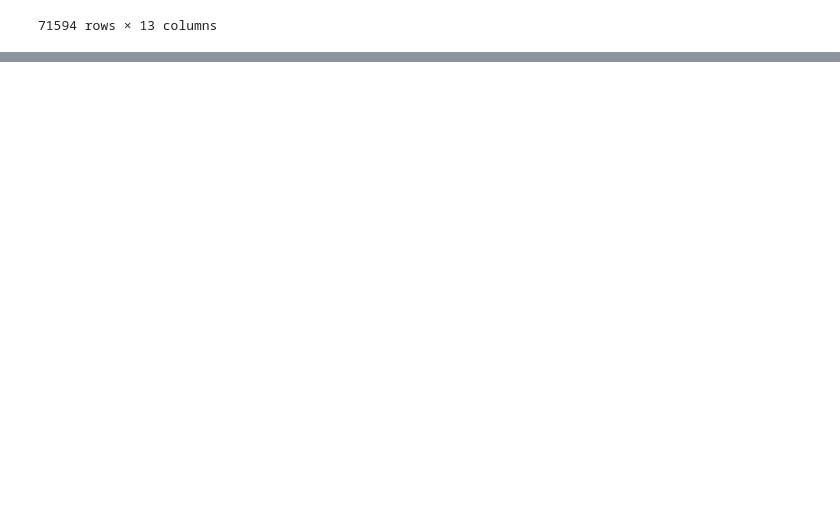
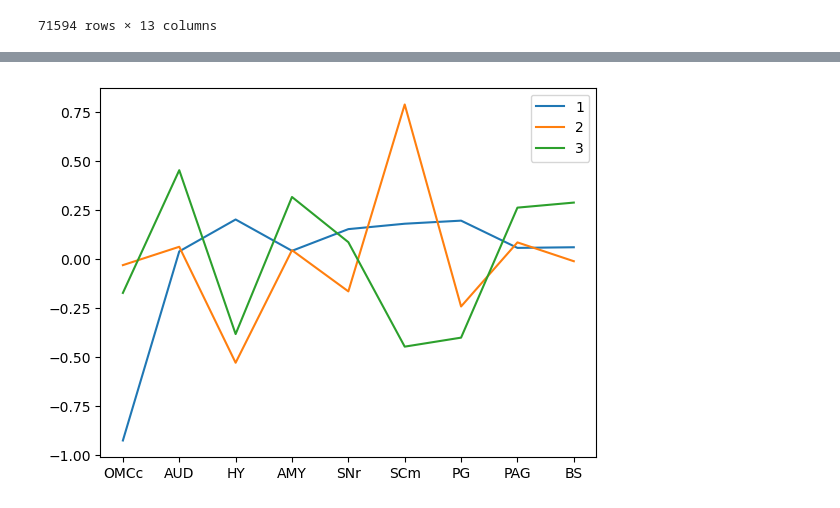
Before and after one commit to eisko/MAPseq_analysis, a Jupyter notebook: cell visualization ncount.ipynb, the cells around one changed output, grey strips where cells are left out. Cells and saved outputs as stored; diff of their text form; code cells hidden in the pictures; blank space fills up the shorter version.

```diff
--- a/cell visualization ncount.ipynb
+++ b/cell visualization ncount.ipynb
@@ -299,0 +368,18 @@ sorted_mm_all
+# %%
+int = pca.components_
+
+labels = ['OMCc', 'AUD', 'HY', 'AMY', 'SNr', 'SCm', 'PG', 'PAG', 'BS']
+nums = list(range(9))
+
+# rows
+for i in range(3):
+    plt.plot(int[i], label=str(i+1))
+plt.xticks(nums,['OMCc', 'AUD', 'HY', 'AMY', 'SNr', 'SCm', 'PG', 'PAG', 'BS'])
+plt.legend()
+plt.show()
+
+# for i in range(3):
+#     plt.plot(int[:,i])
+# plt.show()
+# %% [output]
+[figure, added]
```
Also changed, not shown: parts of 11 cells of this notebook.
